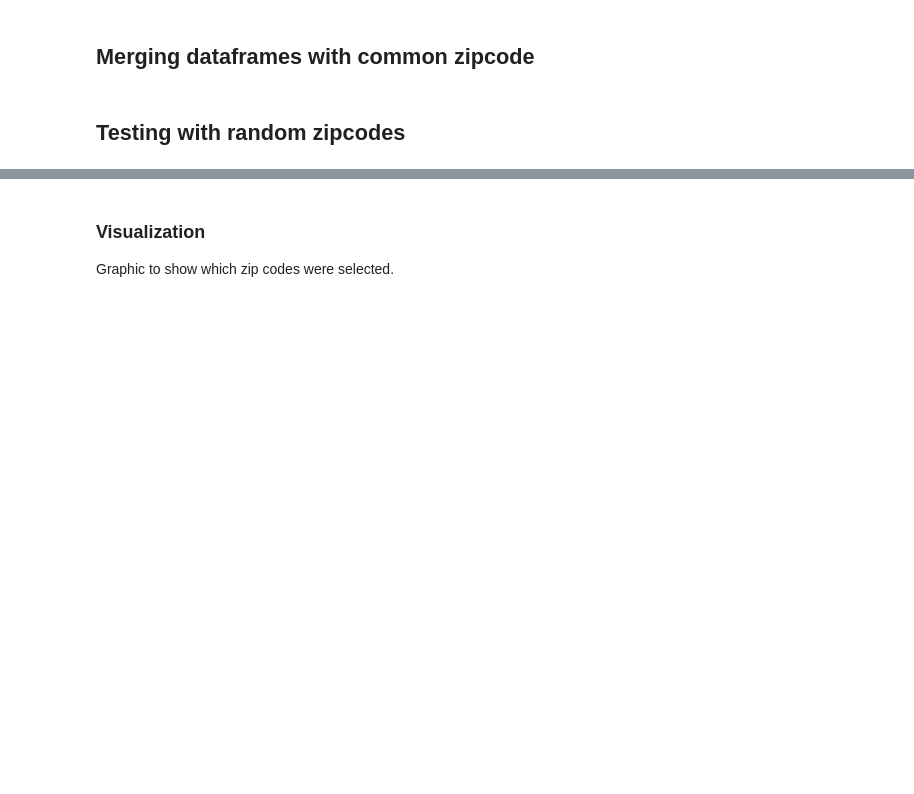
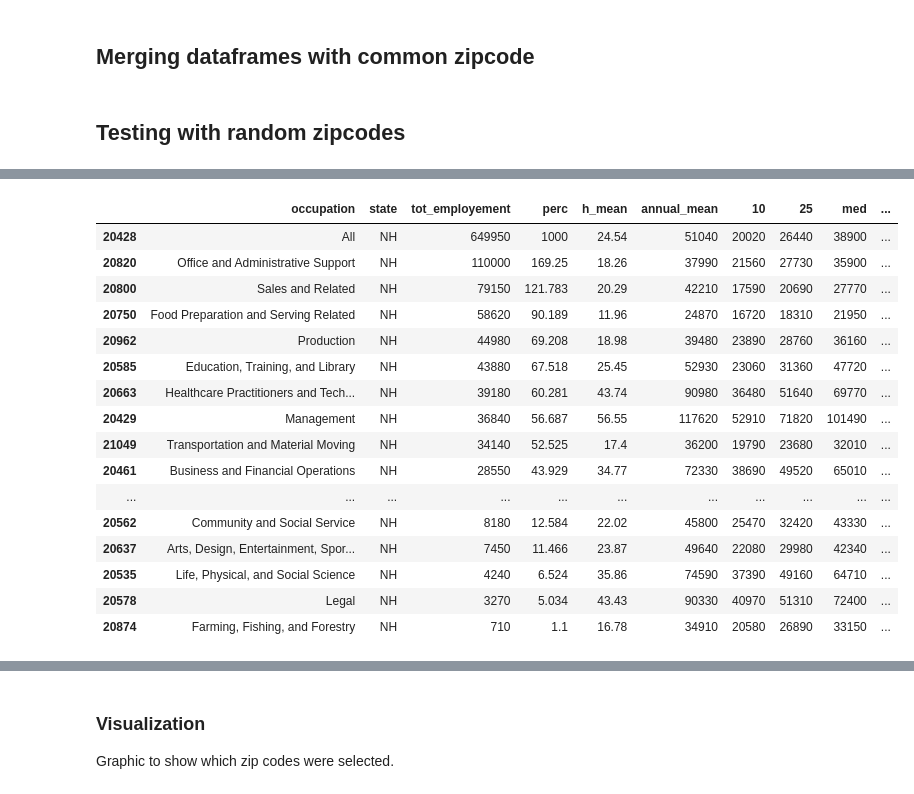
Before and after one commit to mitchdshawn/disaster_income_loss, a Jupyter notebook: data_lookup.ipynb, the cells around one changed output, grey strips where cells are left out. Cells and saved outputs as stored; diff of their text form; code cells hidden in the pictures; blank space fills up the shorter version.

Commit message:
Add files via upload
Added the state stats

```diff
--- a/data_lookup.ipynb
+++ b/data_lookup.ipynb
@@ -45,3 +71,10 @@ list(df_counties.columns)
+# %%
+df_state_professions = pd.read_excel('./Data/state_M2017_dl.xlsx')
+df_state_professions.drop(['ANNUAL','HOURLY','STATE'],axis =1,inplace = True)
+df_state_professions_ram = df_state_professions[(df_state_professions['OCC_GROUP'] == 'major')|(df_state_professions['OCC_GROUP'] == 'total')].copy()
+df_state_professions_ram = df_state_professions_ram[['OCC_TITLE','ST','TOT_EMP','JOBS_1000','H_MEAN','A_MEAN','A_PCT10','A_PCT25','A_MEDIAN','A_PCT75','A_PCT90']]
+df_state_professions_ram['OCC_TITLE'] =df_state_professions_ram['OCC_TITLE'].str.replace(' Occupations', '')
+df_state_professions_ram.columns = ['occupation','state','tot_employement','perc','h_mean','annual_mean','10','25','med','75','90']
 # %% [markdown]
 ## Comparing datasets common zipcodes
 # %% [markdown]
@@ -92,3 +127,25 @@ output_df.head()
+# %%
+summer_stats = df_state_professions_ram[df_state_professions_ram['state'].isin(['NH'])].sort_values(by='perc',ascending =False)
+# %%
+summer_stats
+# %% [output]
+|  | occupation | state | tot_employement | perc | h_mean | annual_mean | 10 | 25 | med | ... |
+| 20428 | All | NH | 649950 | 1000 | 24.54 | 51040 | 20020 | 26440 | 38900 | ... |
+| 20820 | Office and Administrative Support | NH | 110000 | 169.25 | 18.26 | 37990 | 21560 | 27730 | 35900 | ... |
+| 20800 | Sales and Related | NH | 79150 | 121.783 | 20.29 | 42210 | 17590 | 20690 | 27770 | ... |
+| 20750 | Food Preparation and Serving Related | NH | 58620 | 90.189 | 11.96 | 24870 | 16720 | 18310 | 21950 | ... |
+| 20962 | Production | NH | 44980 | 69.208 | 18.98 | 39480 | 23890 | 28760 | 36160 | ... |
+| 20585 | Education, Training, and Library | NH | 43880 | 67.518 | 25.45 | 52930 | 23060 | 31360 | 47720 | ... |
+| 20663 | Healthcare Practitioners and Tech... | NH | 39180 | 60.281 | 43.74 | 90980 | 36480 | 51640 | 69770 | ... |
+| 20429 | Management | NH | 36840 | 56.687 | 56.55 | 117620 | 52910 | 71820 | 101490 | ... |
+| 21049 | Transportation and Material Moving | NH | 34140 | 52.525 | 17.4 | 36200 | 19790 | 23680 | 32010 | ... |
+| 20461 | Business and Financial Operations | NH | 28550 | 43.929 | 34.77 | 72330 | 38690 | 49520 | 65010 | ... |
+| ... | ... | ... | ... | ... | ... | ... | ... | ... | ... | ... |
+| 20562 | Community and Social Service | NH | 8180 | 12.584 | 22.02 | 45800 | 25470 | 32420 | 43330 | ... |
+| 20637 | Arts, Design, Entertainment, Spor... | NH | 7450 | 11.466 | 23.87 | 49640 | 22080 | 29980 | 42340 | ... |
+| 20535 | Life, Physical, and Social Science | NH | 4240 | 6.524 | 35.86 | 74590 | 37390 | 49160 | 64710 | ... |
+| 20578 | Legal | NH | 3270 | 5.034 | 43.43 | 90330 | 40970 | 51310 | 72400 | ... |
+| 20874 | Farming, Fishing, and Forestry | NH | 710 | 1.1 | 16.78 | 34910 | 20580 | 26890 | 33150 | ... |
 # %%
 def summary(output):
     print('')
```
Also changed, not shown: parts of 8 cells of this notebook.
